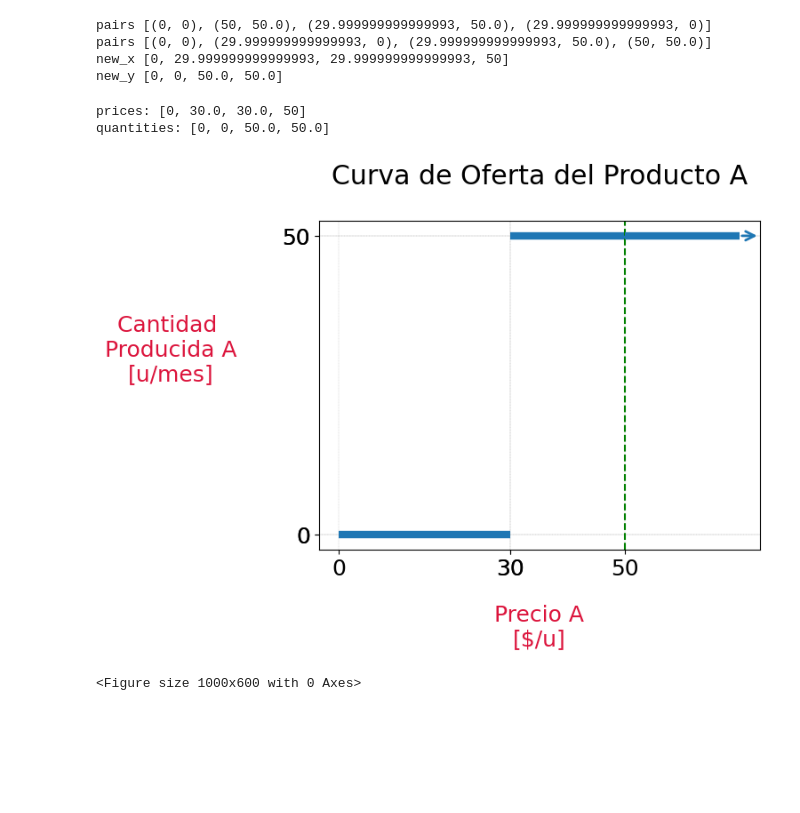
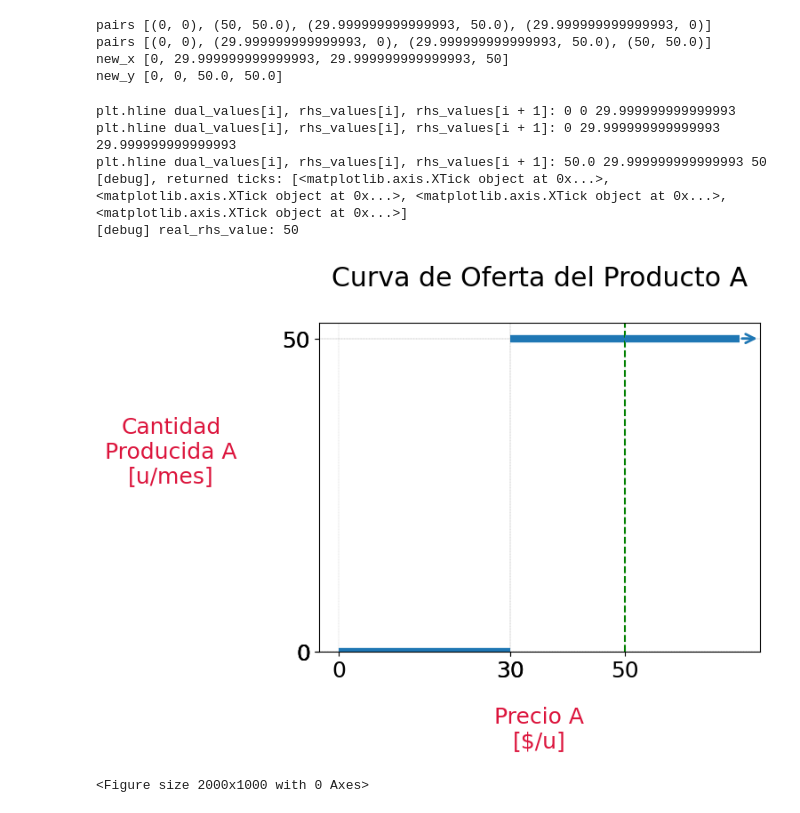
Before and after one commit to SGualdieri/sw-modelos, a Jupyter notebook: src/USING COMMON MODEL Curva de oferta Problema5tipo2.ipynb, the cells around one changed output. Saved outputs shown, nothing was run; the diff lists cells and outputs as text; code cells hidden in the pictures; blank space fills up the shorter version.

Commit message:
Curva de oferta usa la misma Plot de common
(perform y solve no son exactamente iguales)

```diff
--- a/src/USING COMMON MODEL Curva de oferta Problema5tipo2.ipynb
+++ b/src/USING COMMON MODEL Curva de oferta Problema5tipo2.ipynb
@@ -25,7 +25,7 @@ Production of C: 0
 prices = []
 quantities = []
 
-real_price_value = 0
+#real_price_value = 0
 
 m = 0.01
 # %%
@@ -111,7 +112,6 @@ def iterate_over_price(prod_name):
             #Print real price
             prod_idx = prod_number - 1
             if (prod_idx >= 0):
-                global real_price_value #use the global keyword to declare that you want the function to update the global variable
                 real_price_value = products[prod_idx][price_position_in_products_vec]
                 solution = solve_model_for_price(real_price_value, prod_name, prod_number)
                 quantity = get_quantity(prod_number)
@@ -224,9 +224,10 @@ def iterate_over_price(prod_name):
 
                         price = new_upper + m #aux: para la sgte vuelta del while
                         break
+    return real_price_value
 # %%
 product_name = "A"
-iterate_over_price(product_name)
+real_price_value = iterate_over_price(product_name)
 # %% [output]
 objective: [(29.999999999999993, 1e+20), (-1e+20, 83.33333333333334), (-1e+20, 50.00000000000001)]
 * Production model solved with objective: 4700
@@ -343,11 +289,22 @@ pairs [(0, 0), (50, 50.0), (29.999999999999993, 50.0), (29.999999999999993, 0)]
 pairs [(0, 0), (29.999999999999993, 0), (29.999999999999993, 50.0), (50, 50.0)]
 new_x [0, 29.999999999999993, 29.999999999999993, 50]
 new_y [0, 0, 50.0, 50.0]
+# %%
+def get_text_for_plot(xunit, yunit):
+    xlabel='Precio {0}\n{1}'.format(product_name, xunit)
+    ylabel='Cantidad\nProducida {0}\n{1}'.format(product_name, yunit)
+    title='Curva de Oferta del Producto {}'.format(product_name)
+
+    return {"xlabel": xlabel, "ylabel": ylabel, "title": title}
 # %%
-# Usage of pLot the chart
-plot("[$/u]", "[u/mes]", new_x, new_y)
+# Graficar
+plot_text = get_text_for_plot("[$/u]", "[u/mes]")
+plot(new_x, new_y, real_price_value, plot_text)
 # %% [output]
-prices: [0, 30.0, 30.0, 50]
-quantities: [0, 0, 50.0, 50.0]
+plt.hline dual_values[i], rhs_values[i], rhs_values[i + 1]: 0 0 29.999999999999993
+plt.hline dual_values[i], rhs_values[i], rhs_values[i + 1]: 0 29.999999999999993 29.999999999999993
+plt.hline dual_values[i], rhs_values[i], rhs_values[i + 1]: 50.0 29.999999999999993 50
+[debug], returned ticks: [<matplotlib.axis.XTick object at 0x...>, <matplotlib.axis.XTick object at 0x...>, <matplotlib.axis.XTick object at 0x...>, <matplotlib.axis.XTick object at 0x...>]
+[debug] real_rhs_value: 50
-[figure, old version]
+[figure, new version]
-<Figure size 1000x600 with 0 Axes>
+<Figure size 2000x1000 with 0 Axes>
```
Also changed, not shown: parts of 4 cells of this notebook, 1 other file.
